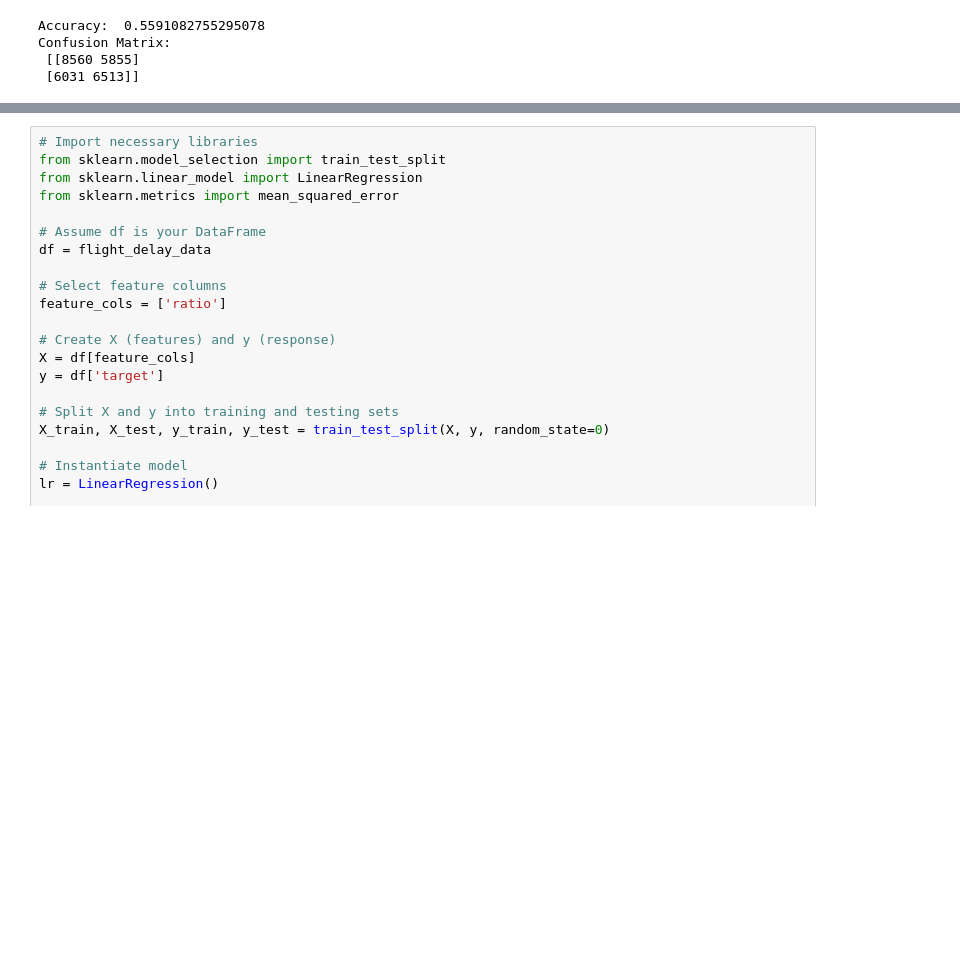
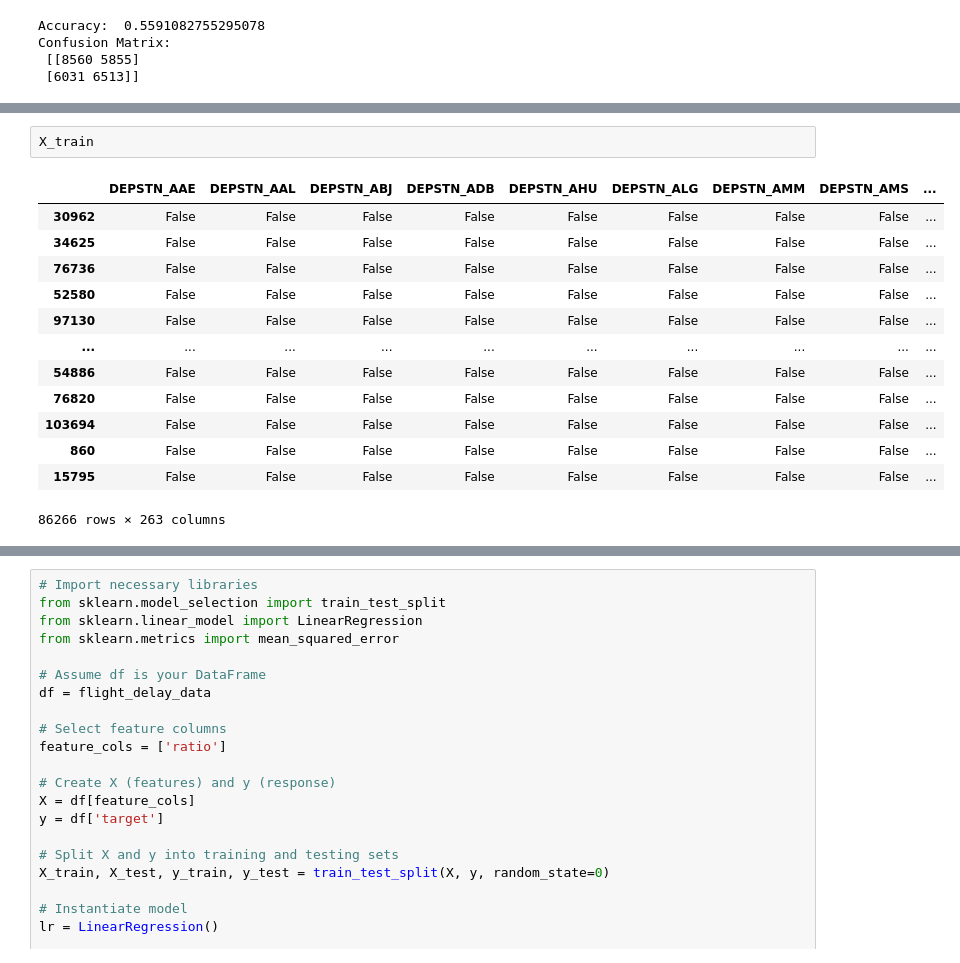
Before and after one commit to tanjina-hub/ml-project-fight-delay-prediction, a Jupyter notebook: EDA-and-modeling copy.ipynb, the cells around one changed output, grey strips where cells are left out. Saved outputs shown, nothing was run; the diff lists cells and outputs as text; blank space fills up the shorter version.

```diff
--- a/EDA-and-modeling copy.ipynb
+++ b/EDA-and-modeling copy.ipynb
@@ -878,0 +824,16 @@ Confusion Matrix:
+# %%
+X_train
+# %% [output]
+|  | DEPSTN_AAE | DEPSTN_AAL | DEPSTN_ABJ | DEPSTN_ADB | DEPSTN_AHU | DEPSTN_ALG | DEPSTN_AMM | DEPSTN_AMS | ... |
+| 30962 | False | False | False | False | False | False | False | False | ... |
+| 34625 | False | False | False | False | False | False | False | False | ... |
+| 76736 | False | False | False | False | False | False | False | False | ... |
+| 52580 | False | False | False | False | False | False | False | False | ... |
+| 97130 | False | False | False | False | False | False | False | False | ... |
+| ... | ... | ... | ... | ... | ... | ... | ... | ... | ... |
+| 54886 | False | False | False | False | False | False | False | False | ... |
+| 76820 | False | False | False | False | False | False | False | False | ... |
+| 103694 | False | False | False | False | False | False | False | False | ... |
+| 860 | False | False | False | False | False | False | False | False | ... |
+| 15795 | False | False | False | False | False | False | False | False | ... |
+86266 rows × 263 columns
```
Also changed, not shown: parts of 68 cells of this notebook.
